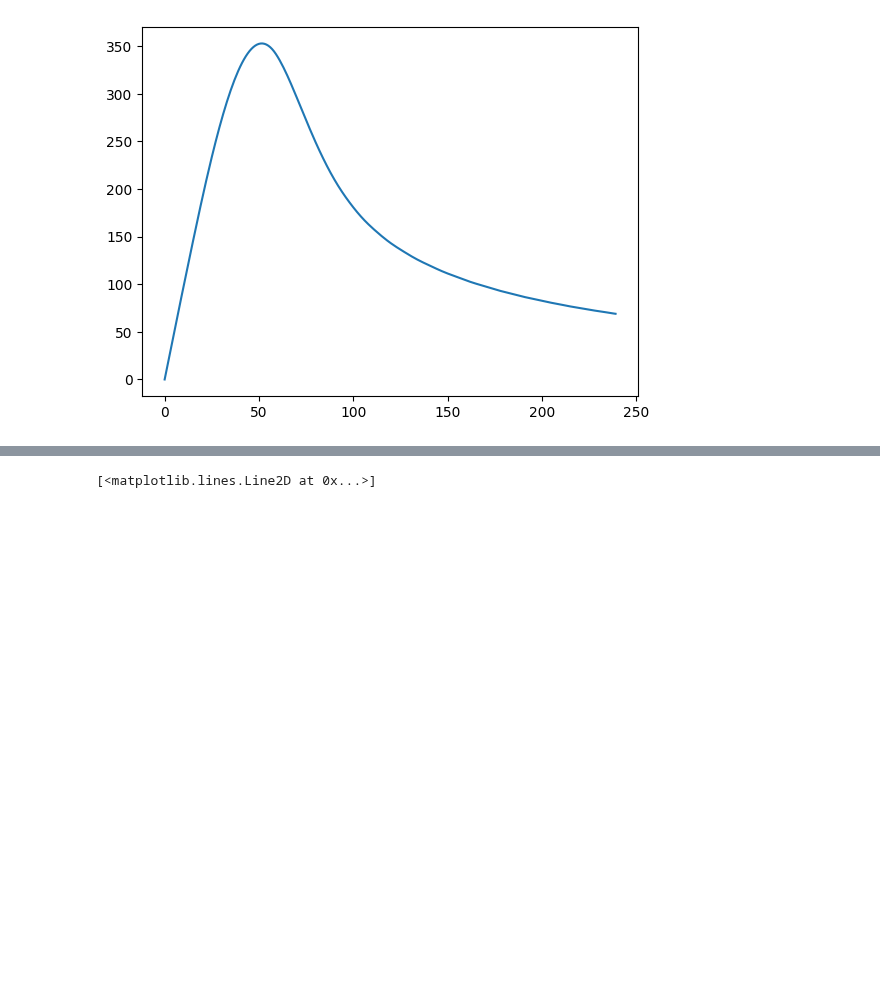
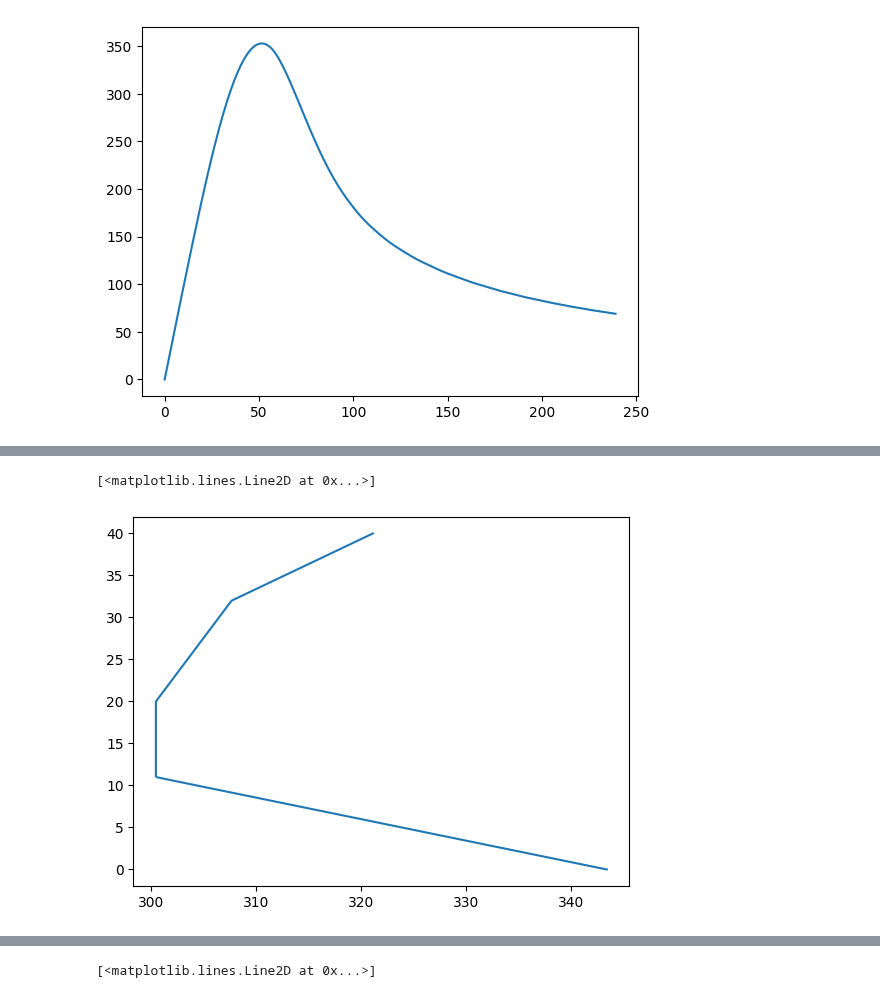
Before and after one commit to inniyah/JupyterTests, a Jupyter notebook: work/Baumgartner.ipynb, the cells around one changed output, grey strips where cells are left out. Drawn from its saved outputs; the diff is of its cells as text; code cells hidden in the pictures; blank space fills up the shorter version.

```diff
--- a/work/Baumgartner.ipynb
+++ b/work/Baumgartner.ipynb
@@ -178,0 +207,8 @@ plt.plot(sol.t, abs(sol.y[1]))
+# %%
+# http://hyperphysics.phy-astr.gsu.edu/hbasees/Sound/souspe3.html
+v_sonido = 331.4 + 0.6 * tempers
+f = plt.figure()
+plt.plot(v_sonido, heights)
+# %% [output]
+[<matplotlib.lines.Line2D at 0x...>]
+[figure, added]
```
Also changed, not shown: parts of 12 cells of this notebook.
